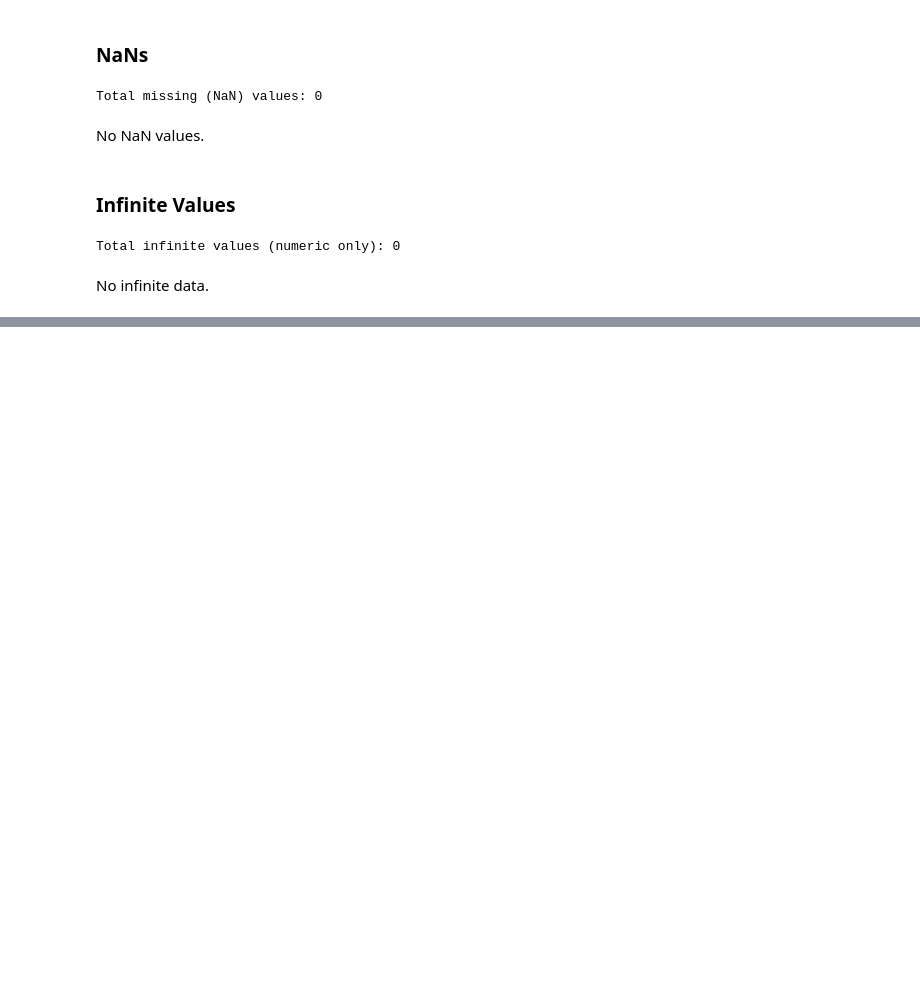
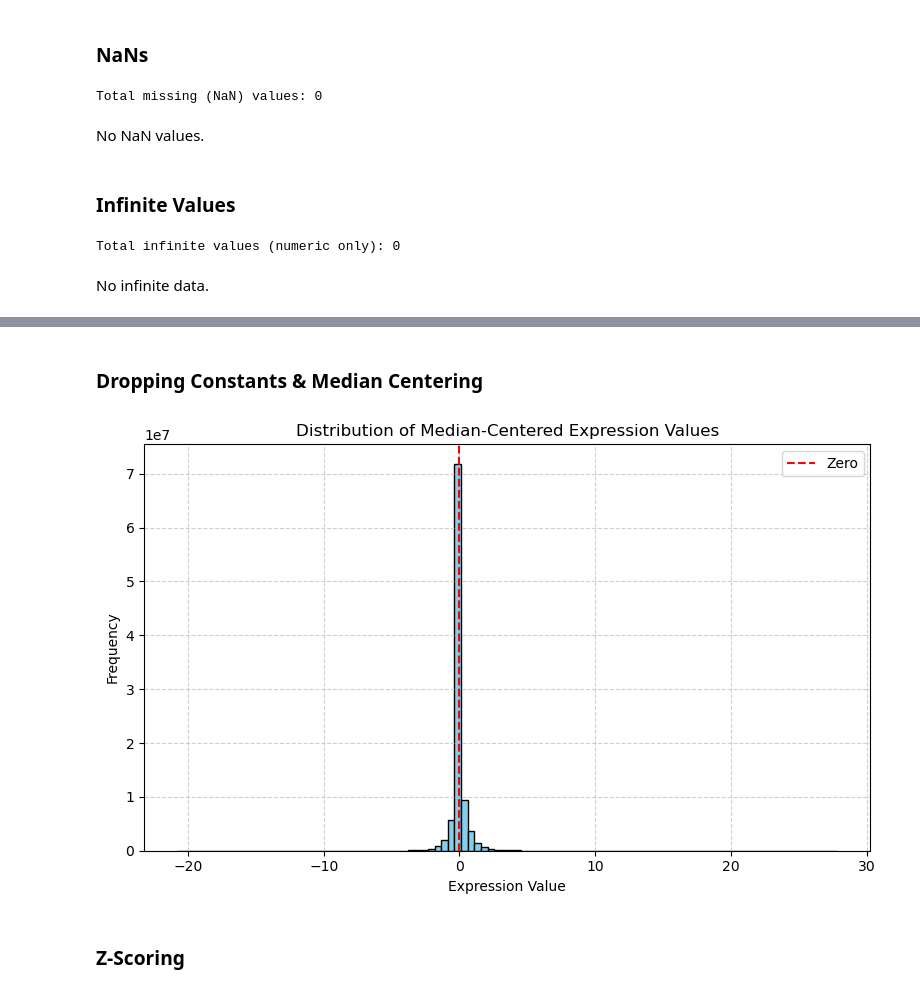
Before and after one commit to starshrimp/bioinformatics-tool, a Jupyter notebook: analysis/data_preparation.ipynb, the cells around one changed output, grey strips where cells are left out. Cells and saved outputs as stored; diff of their text form; code cells hidden in the pictures; blank space fills up the shorter version.

Commit message:
log2/median-centering, zscore expr

```diff
--- a/analysis/data_preparation.ipynb
+++ b/analysis/data_preparation.ipynb
@@ -190,2 +262,33 @@ No infinite data.
+# %% [markdown]
+### Dropping Constants & Median Centering
 # %%
+# Step 1: Drop constant columns (already done)
 cleaned_combined = combined.drop(columns=constant_cols)
+
+# Step 2: Split numeric and non-numeric
+non_numeric = cleaned_combined.select_dtypes(exclude='number')
+cleaned_combined_numeric = cleaned_combined.select_dtypes(include='number')
+
+# Step 3: Median centering per gene (per column!)
+median_centered = cleaned_combined_numeric.sub(cleaned_combined_numeric.median(axis=0), axis=1)
+# %%
+import matplotlib.pyplot as plt
+
+# Flatten the matrix to 1D for plotting
+values = median_centered.values.flatten()
+
+# Plot histogram
+plt.figure(figsize=(8, 5))
+plt.hist(values, bins=100, color='skyblue', edgecolor='black')
+plt.axvline(x=0, color='red', linestyle='--', label='Zero')
+plt.title("Distribution of Median-Centered Expression Values")
+plt.xlabel("Expression Value")
+plt.ylabel("Frequency")
+plt.grid(True, linestyle='--', alpha=0.6)
+plt.legend()
+plt.tight_layout()
+plt.show()
+# %% [output]
+[figure, added]
+# %% [markdown]
+### Z-Scoring
```
Also changed, not shown: parts of 31 cells of this notebook, 1 other file.
